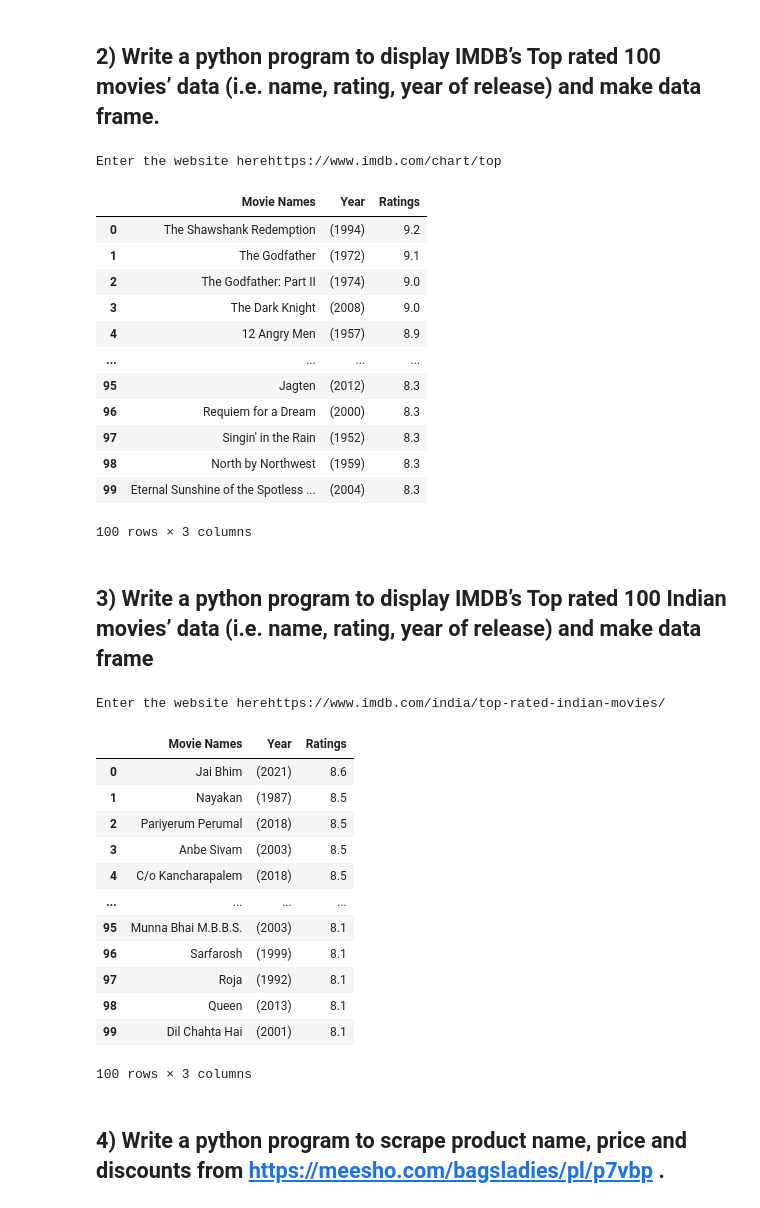
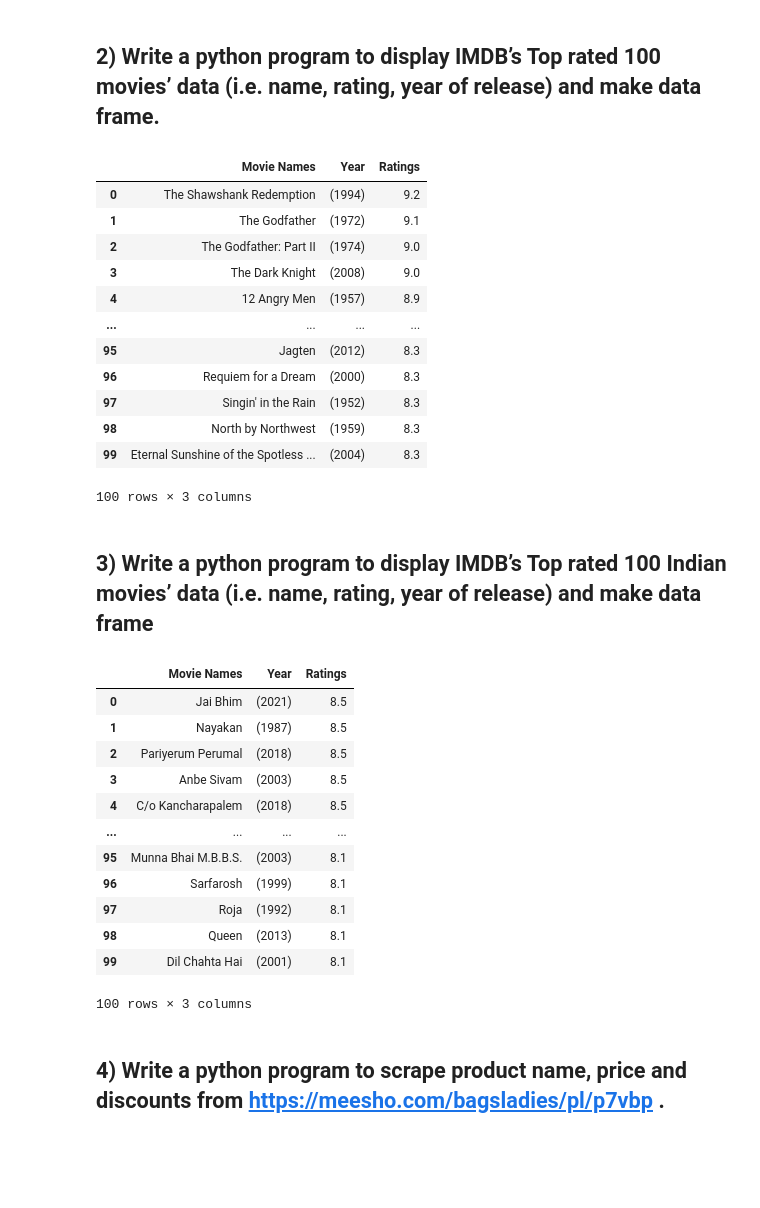
Before and after one commit to Pramodh23EAlpha/Internship, a Jupyter notebook: Web Scrapping -1.ipynb, the cells around one changed output. Cells and saved outputs as stored; diff of their text form; code cells hidden in the pictures; blank space fills up the shorter version.

```diff
--- a/Web Scrapping -1.ipynb
+++ b/Web Scrapping -1.ipynb
@@ -20,5 +20,5 @@ def geturlfromuser(userinput):
     print('List of all the header tags :', *headertags, sep='\n\n')
 
 
-userinput = input("Enter the website here")
+userinput= "https://en.wikipedia.org/wiki/Main_Page"
 geturlfromuser(userinput)
@@ -67,24 +85,23 @@ def geturlfromuser(userinput):
 
 
 
-userinput = input("Enter the website here")
+userinput = "https://www.imdb.com/chart/top"
 geturlfromuser(userinput)
 data.head(100)
 # %% [output]
+|  | Movie Names | Year | Ratings |
+| 0 | The Shawshank Redemption | (1994) | 9.2 |
+| 1 | The Godfather | (1972) | 9.1 |
+| 2 | The Godfather: Part II | (1974) | 9.0 |
+| 3 | The Dark Knight | (2008) | 9.0 |
+| 4 | 12 Angry Men | (1957) | 8.9 |
+| ... | ... | ... | ... |
+| 95 | Jagten | (2012) | 8.3 |
+| 96 | Requiem for a Dream | (2000) | 8.3 |
+| 97 | Singin' in the Rain | (1952) | 8.3 |
+| 98 | North by Northwest | (1959) | 8.3 |
+| 99 | Eternal Sunshine of the Spotless ... | (2004) | 8.3 |
-Enter the website herehttps://www.imdb.com/chart/top
+100 rows × 3 columns
-|  | Movie Names | Year | Ratings |
-| 0 | The Shawshank Redemption | (1994) | 9.2 |
-| 1 | The Godfather | (1972) | 9.1 |
-| 2 | The Godfather: Part II | (1974) | 9.0 |
-| 3 | The Dark Knight | (2008) | 9.0 |
-| 4 | 12 Angry Men | (1957) | 8.9 |
-| ... | ... | ... | ... |
-| 95 | Jagten | (2012) | 8.3 |
-| 96 | Requiem for a Dream | (2000) | 8.3 |
-| 97 | Singin' in the Rain | (1952) | 8.3 |
-| 98 | North by Northwest | (1959) | 8.3 |
-| 99 | Eternal Sunshine of the Spotless ... | (2004) | 8.3 |
-100 rows × 3 columns
 # %% [markdown]
 ## 3) Write a python program to display IMDB’s Top rated 100 Indian movies’ data (i.e. name, rating, year of release) and make data frame
 # %%
@@ -105,46 +122,45 @@ def geturlfromuser(userinput):
 
     movies = []
     ratings = []
     years = []
 
     for movie in movies_imdb:
         movies.append(movie.find('a').text)
     #print(movies)
     data['Movie Names'] = movies
 
     for year in movie_year:
         year = year.get_text().replace('\n', "")
         year = year.strip(" ")
         years.append(year)
     #print(years)
     data['Year'] = years
 
 
     for rating in scraped_ratings:
         rating = rating.get_text().replace('\n', '')
         ratings.append(rating)
     #print(ratings)
     data['Ratings'] = ratings
 
 
 
 
-userinput = input("Enter the website here")
+userinput = "https://www.imdb.com/india/top-rated-indian-movies/"
 geturlfromuser(userinput)
 data.head(100)
 # %% [output]
+|  | Movie Names | Year | Ratings |
+| 0 | Jai Bhim | (2021) | 8.5 |
+| 1 | Nayakan | (1987) | 8.5 |
+| 2 | Pariyerum Perumal | (2018) | 8.5 |
+| 3 | Anbe Sivam | (2003) | 8.5 |
+| 4 | C/o Kancharapalem | (2018) | 8.5 |
+| ... | ... | ... | ... |
+| 95 | Munna Bhai M.B.B.S. | (2003) | 8.1 |
+| 96 | Sarfarosh | (1999) | 8.1 |
+| 97 | Roja | (1992) | 8.1 |
+| 98 | Queen | (2013) | 8.1 |
+| 99 | Dil Chahta Hai | (2001) | 8.1 |
-Enter the website herehttps://www.imdb.com/india/top-rated-indian-movies/
+100 rows × 3 columns
-|  | Movie Names | Year | Ratings |
-| 0 | Jai Bhim | (2021) | 8.6 |
-| 1 | Nayakan | (1987) | 8.5 |
-| 2 | Pariyerum Perumal | (2018) | 8.5 |
-| 3 | Anbe Sivam | (2003) | 8.5 |
-| 4 | C/o Kancharapalem | (2018) | 8.5 |
-| ... | ... | ... | ... |
-| 95 | Munna Bhai M.B.B.S. | (2003) | 8.1 |
-| 96 | Sarfarosh | (1999) | 8.1 |
-| 97 | Roja | (1992) | 8.1 |
-| 98 | Queen | (2013) | 8.1 |
-| 99 | Dil Chahta Hai | (2001) | 8.1 |
-100 rows × 3 columns
 # %% [markdown]
```
Also changed, not shown: parts of 1 cell of this notebook.
